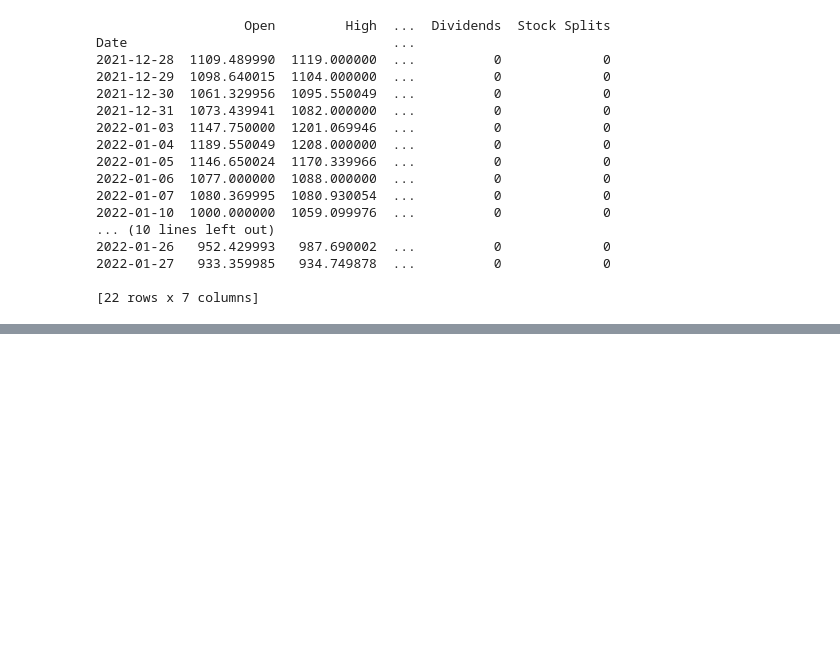
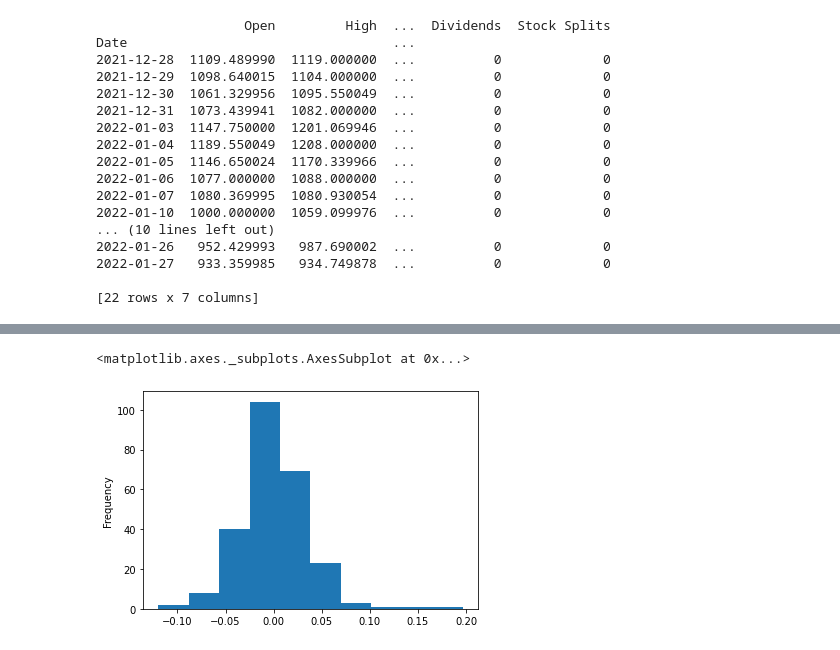
Before and after one commit to chandi-mptk/Python-for-Finance-Learn, a Jupyter notebook: Python-Finance-Accessing-Data-L2.ipynb, the cells around one changed output, grey strips where cells are left out. Cells and saved outputs as stored; diff of their text form; code cells hidden in the pictures; blank space fills up the shorter version.

```diff
--- a/Python-Finance-Accessing-Data-L2.ipynb
+++ b/Python-Finance-Accessing-Data-L2.ipynb
@@ -340,0 +453,5 @@ Date                                  ...
+# %%
+x.plot(kind='hist')
+# %% [output]
+<matplotlib.axes._subplots.AxesSubplot at 0x...>
+[figure, added]
```
Also changed, not shown: parts of 12 cells of this notebook, 1 other file.
